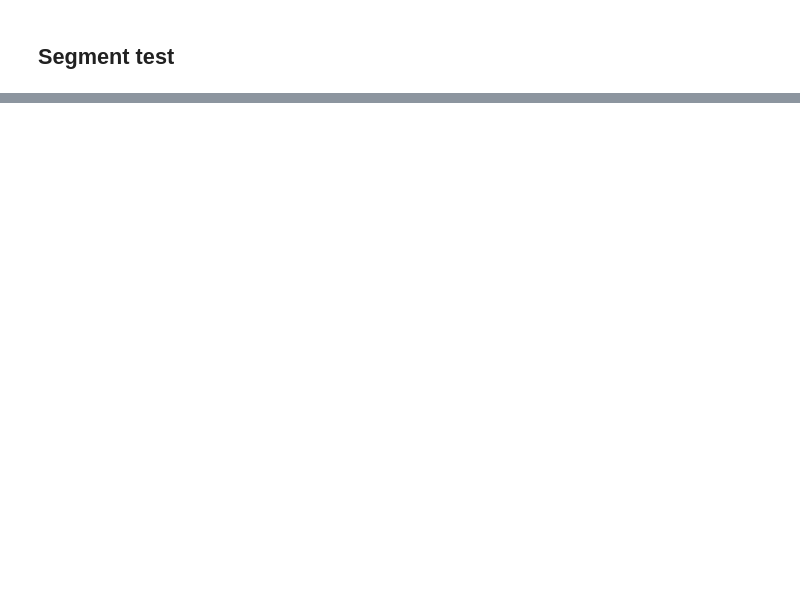
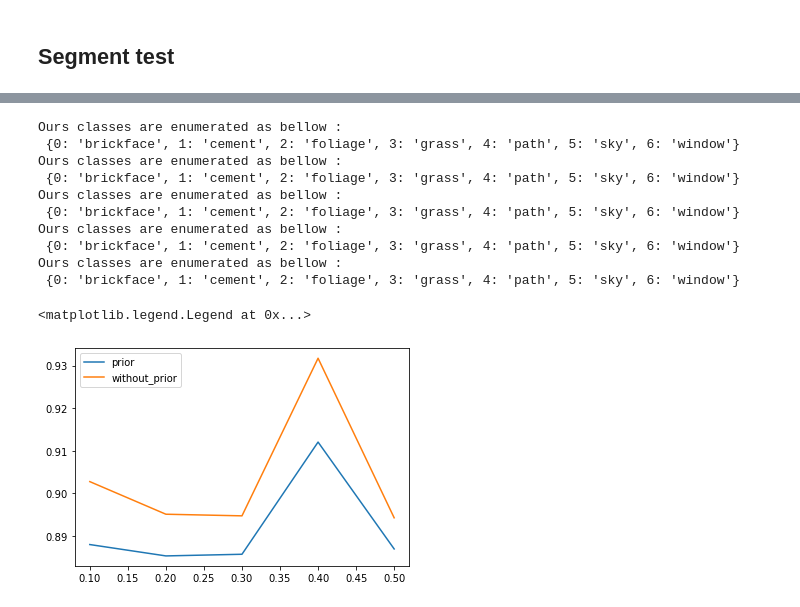
Before and after one commit to huydungasd/AOS1_project, a Jupyter notebook: Project.ipynb, the cells around one changed output, grey strips where cells are left out. Saved outputs shown, nothing was run; the diff lists cells and outputs as text; code cells hidden in the pictures; blank space fills up the shorter version.

```diff
--- a/Project.ipynb
+++ b/Project.ipynb
@@ -392,3 +470,36 @@ print('\n\n', precision_score(np.argmax(Ztst_seg, axis=1), pred_seg_2, average='
+# %%
+cuts_off = np.array([0.1, 0.2, 0.3, 0.4, 0.5])
+prediction = np.zeros(len(cuts_off))
+prediction_without_prior = np.zeros(len(cuts_off))
+
+for i in range(len(cuts_off)):
+    Xapp_seg, Zapp_seg, Xtst_seg, Ztst_seg, mprior_seg, Sprior_seg = data_processing("dataset/segment.csv",
+                                                                                n_components_pca=18)
+
+    pi_seg, mu_seg, Sig_seg = QDA(Xapp_seg, Zapp_seg, mprior_seg, df_exp_seg, Sprior_seg, df_cov_seg)
+    prob_seg, pred_seg = evaluation(Xtst_seg, pi_seg, mu_seg, Sig_seg)
+    prediction[i] = precision_score(np.argmax(Ztst_seg, axis=1), pred_seg, average='weighted')
+
+    pi_seg_2, mu_seg_2, Sig_seg_2 = QDA_without_prior(Xapp_seg, Zapp_seg)
+    prob_seg_2, pred_seg_2 = evaluation(Xtst_seg, pi_seg_2, mu_seg_2, Sig_seg_2)
+    prediction_without_prior[i] = precision_score(np.argmax(Ztst_seg, axis=1), pred_seg_2, average='weighted')
+
+plt.plot(cuts_off, prediction)
+plt.plot(cuts_off, prediction_without_prior)
+plt.legend(["prior", "without_prior"])
+# %% [output]
+Ours classes are enumerated as bellow :
+ {0: 'brickface', 1: 'cement', 2: 'foliage', 3: 'grass', 4: 'path', 5: 'sky', 6: 'window'}
+Ours classes are enumerated as bellow :
+ {0: 'brickface', 1: 'cement', 2: 'foliage', 3: 'grass', 4: 'path', 5: 'sky', 6: 'window'}
+Ours classes are enumerated as bellow :
+ {0: 'brickface', 1: 'cement', 2: 'foliage', 3: 'grass', 4: 'path', 5: 'sky', 6: 'window'}
+Ours classes are enumerated as bellow :
+ {0: 'brickface', 1: 'cement', 2: 'foliage', 3: 'grass', 4: 'path', 5: 'sky', 6: 'window'}
+Ours classes are enumerated as bellow :
+ {0: 'brickface', 1: 'cement', 2: 'foliage', 3: 'grass', 4: 'path', 5: 'sky', 6: 'window'}
+<matplotlib.legend.Legend at 0x...>
+[figure, added]
 # %%
 # 0.9766310415063318 1;p+20 ll
 # 0.9758926103474012 10;p+20
```
Also changed, not shown: parts of 13 cells of this notebook.
